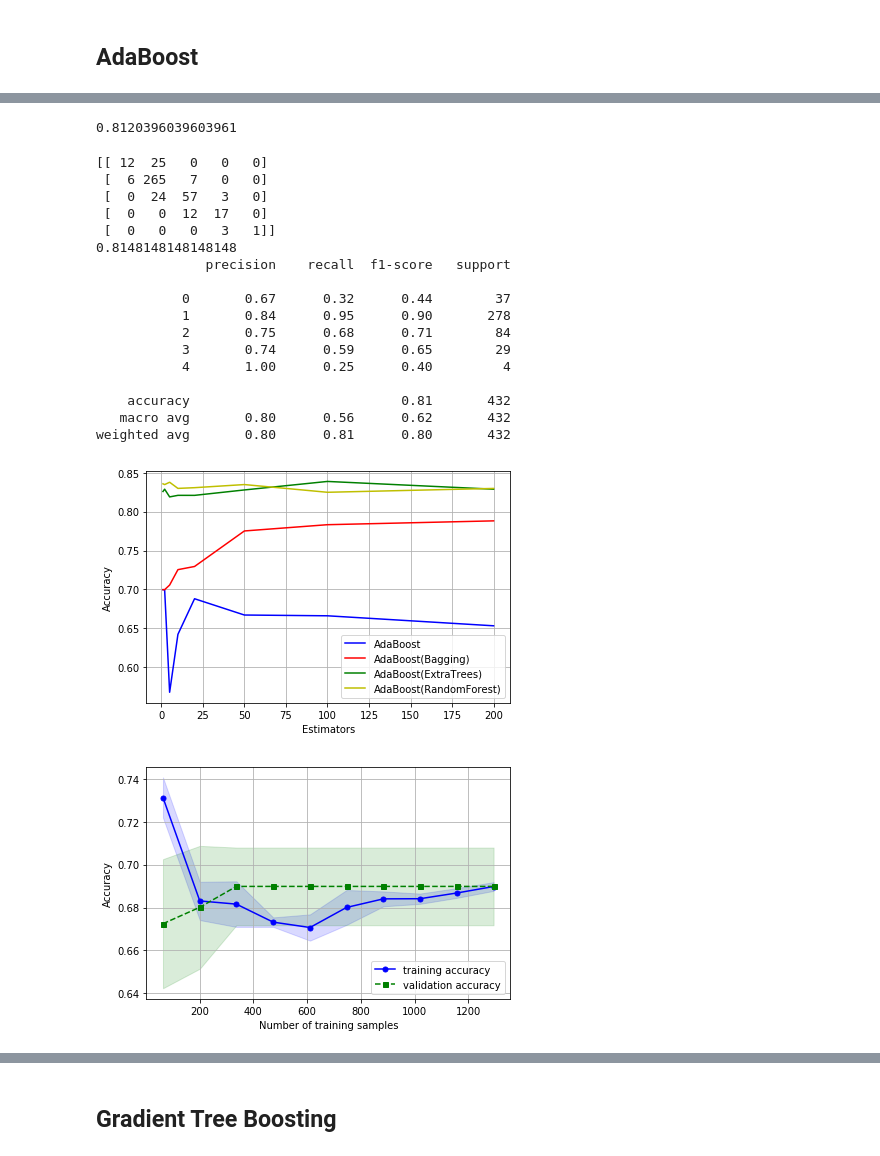
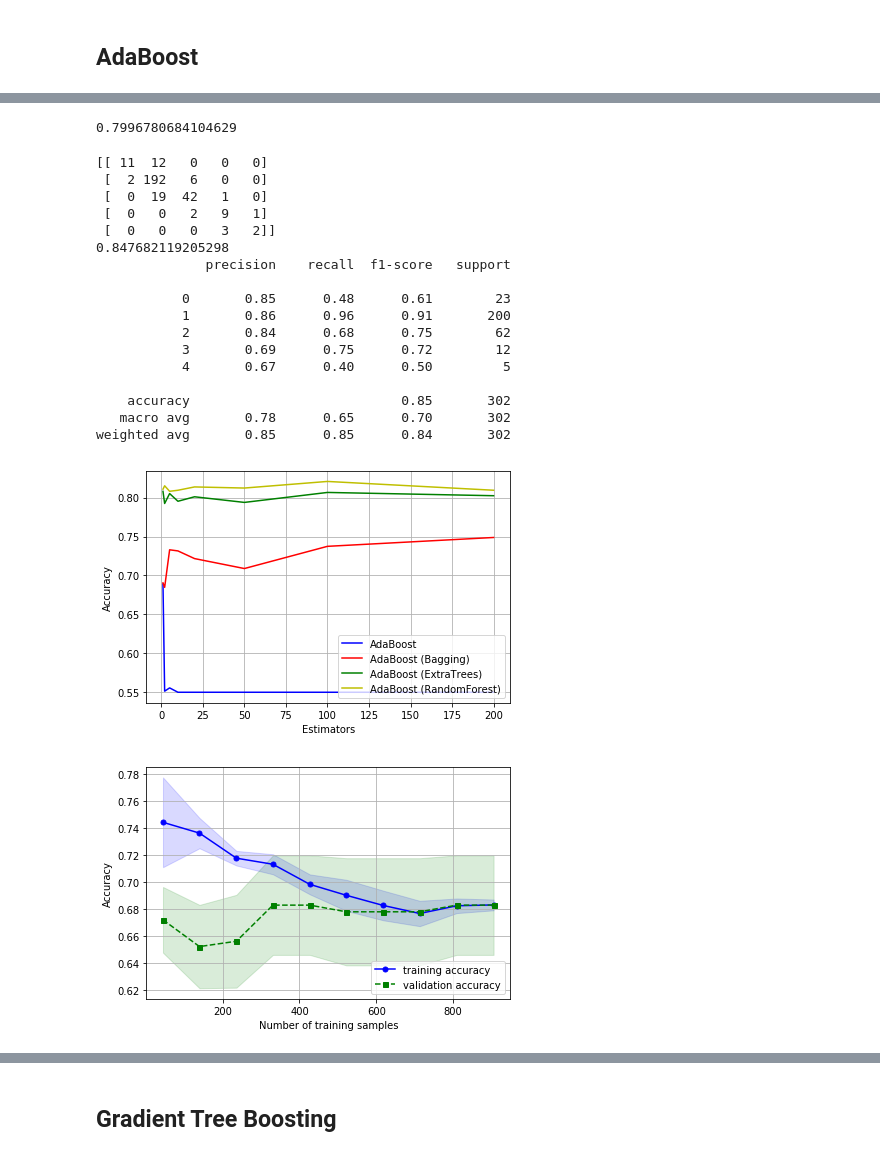
Before and after one commit to FerranAgulloLopez/DataMiningHousePrices, a Jupyter notebook: scripts/Meta_Learning_Final.ipynb, the cells around one changed output, grey strips where cells are left out. Saved outputs shown, nothing was run; the diff lists cells and outputs as text; code cells hidden in the pictures.

Commit message:
Meta Learning (comparativa) + Datasets PCA

```diff
--- a/scripts/Meta_Learning_Final.ipynb
+++ b/scripts/Meta_Learning_Final.ipynb
@@ -390,4 +389,4 @@ Best threshold:  0.010372243815325186
 model = feat.SelectFromModel(rfc, prefit=True, threshold=thresholds[np.argmax(l)])
 X_new = model.transform(X)
 # %%
-X_train, X_test, y_train, y_test = cv.train_test_split(X_new, Y, test_size=.3, random_state=1)
+X_train2, X_test2, y_train2, y_test2 = cv.train_test_split(X_new, Y, test_size=.3, random_state=1)
@@ -401,20 +398,5 @@ rfc.score(X_test,y_test)
 # %% [markdown]
 ## Extra Trees
-# %%
-X = data.drop(columns='SalePrice')
-Y = data.loc[:,'SalePrice']
-
-le = Pre.LabelEncoder()
-le.fit(Y)
-Y = le.fit_transform(Y)
-i = 0
-for t in X.dtypes:
-    if t == object or t == bool:
-        le.fit(X.iloc[:,i])
-        X.iloc[:,i] = le.fit_transform(X.iloc[:,i])
-    i += 1
-
-X_train, X_test, y_train, y_test = cv.train_test_split(X, Y, test_size=.3, random_state=1)
 # %%
 etc = Ens.ExtraTreesClassifier().fit(X_train, y_train)
 etc.score(X_test,y_test)
@@ -518,7 +500,7 @@ plt.show()
 plt.plot([1,2,5,10,20,50,100,200],lb2,'r',label='gini')
 lb5=[]
 for nest in [1,2,5,10,20,50,100,200]:
-    scores = cv.cross_val_score(Ens.RandomForestClassifier(n_estimators=nest,
+    scores = cv.cross_val_score(Ens.ExtraTreesClassifier(n_estimators=nest,
                                                            criterion='entropy',
                                                            max_features=0.35),
                                 X_train, y_train, cv=kfold, scoring='accuracy')
@@ -700,34 +716,32 @@ adb.score(X_test,y_test)
 # %%
-adb = Ens.AdaBoostClassifier(Ens.ExtraTreesClassifier())
-
-cvs = cv.cross_val_score(adb,X=X_train,y=y_train,cv=kfold)
+cvs = cv.cross_val_score(Ens.AdaBoostClassifier(Ens.ExtraTreesClassifier()),X=X_train,y=y_train,cv=kfold)
 np.mean(cvs)
 # %% [output]
-0.8120396039603961
+0.7996780684104629
 # %%
-pred = cv.cross_val_predict(adb, X=X_test, y=y_test, cv=kfold)
+pred = adb.predict(X_test)
 
 print(m.confusion_matrix(y_test, pred))
 print(m.accuracy_score(y_test, pred))
 print(m.classification_report(y_test, pred))
 # %% [output]
-[[ 12  25   0   0   0]
- [  6 265   7   0   0]
- [  0  24  57   3   0]
- [  0   0  12  17   0]
- [  0   0   0   3   1]]
-0.8148148148148148
+[[ 11  12   0   0   0]
+ [  2 192   6   0   0]
+ [  0  19  42   1   0]
+ [  0   0   2   9   1]
+ [  0   0   0   3   2]]
+0.847682119205298
               precision    recall  f1-score   support
 
-           0       0.67      0.32      0.44        37
-           1       0.84      0.95      0.90       278
-           2       0.75      0.68      0.71        84
-           3       0.74      0.59      0.65        29
-           4       1.00      0.25      0.40         4
+           0       0.85      0.48      0.61        23
+           1       0.86      0.96      0.91       200
+           2       0.84      0.68      0.75        62
+           3       0.69      0.75      0.72        12
+           4       0.67      0.40      0.50         5
 
-    accuracy                           0.81       432
-   macro avg       0.80      0.56      0.62       432
-weighted avg       0.80      0.81      0.80       432
+    accuracy                           0.85       302
+   macro avg       0.78      0.65      0.70       302
+weighted avg       0.85      0.85      0.84       302
 # %%
 lb=[]
 for nest in [1,2,5,10,20,50,100,200]:
@@ -760,9 +774,9 @@ for nest in [1,2,5,10,20,50,100,200]:
 
 
 plt.plot([1,2,5,10,20,50,100,200],lb,'b',label='AdaBoost')
-plt.plot([1,2,5,10,20,50,100,200],lb2,'r',label='AdaBoost(Bagging)')
-plt.plot([1,2,5,10,20,50,100,200],lb3,'g',label='AdaBoost(ExtraTrees)')
-plt.plot([1,2,5,10,20,50,100,200],lb4,'y',label='AdaBoost(RandomForest)')
+plt.plot([1,2,5,10,20,50,100,200],lb2,'r',label='AdaBoost (Bagging)')
+plt.plot([1,2,5,10,20,50,100,200],lb3,'g',label='AdaBoost (ExtraTrees)')
+plt.plot([1,2,5,10,20,50,100,200],lb4,'y',label='AdaBoost (RandomForest)')
 plt.xlabel('Estimators')
 plt.ylabel('Accuracy')
 plt.legend(loc='lower right')
@@ -770,14 +784,15 @@ plt.grid()
 plt.tight_layout()
 
 plt.show()
-
-nestab = [1,2,5,10,20,50,100,200][np.argmax(lb)]
-nestabrf = [1,2,5,10,20,50,100,200][np.argmax(lb4)]
 # %% [output]
-[figure, old version]
+[figure, new version]
+# %%
+bestab = Ens.AdaBoostClassifier(n_estimators=[1,2,5,10,20,50,100,200][np.argmax(lb)])
+bestab2 = Ens.AdaBoostClassifier(n_estimators=[1,2,5,10,20,50,100,200][np.argmax(lb4)],
+                                                       base_estimator=Ens.RandomForestClassifier())
 # %%
 train_sizes, train_scores, test_scores =\
-                cv.learning_curve(estimator=Ens.AdaBoostClassifier(n_estimators=nestab),
+                cv.learning_curve(estimator=bestab,
                                X=X,
                                y=Y,
                                train_sizes=np.linspace(0.05, 1.0, 10),
@@ -789,33 +804,33 @@ train_std = np.std(train_scores, axis=1)
 test_mean = np.mean(test_scores, axis=1)
 test_std = np.std(test_scores, axis=1)
 
 plt.plot(train_sizes, train_mean,
          color='blue', marker='o',
          markersize=5, label='training accuracy')
 
 plt.fill_between(train_sizes,
                  train_mean + train_std,
                  train_mean - train_std,
                  alpha=0.15, color='blue')
 
 plt.plot(train_sizes, test_mean,
          color='green', linestyle='--',
          marker='s', markersize=5,
          label='validation accuracy')
 
 plt.fill_between(train_sizes,
                  test_mean + test_std,
                  test_mean - test_std,
                  alpha=0.15, color='green')
 
 plt.grid(True)
 plt.xlabel('Number of training samples')
 plt.ylabel('Accuracy')
 plt.legend(loc='lower right')
 plt.tight_layout()
 plt.savefig('learning_curve.png', dpi=600)
 plt.show()
 # %% [output]
-[figure, old version]
+[figure, new version]
 # %%
 train_sizes, train_scores, test_scores =\
```
Also changed, not shown: parts of 58 cells of this notebook, 5 other files.
